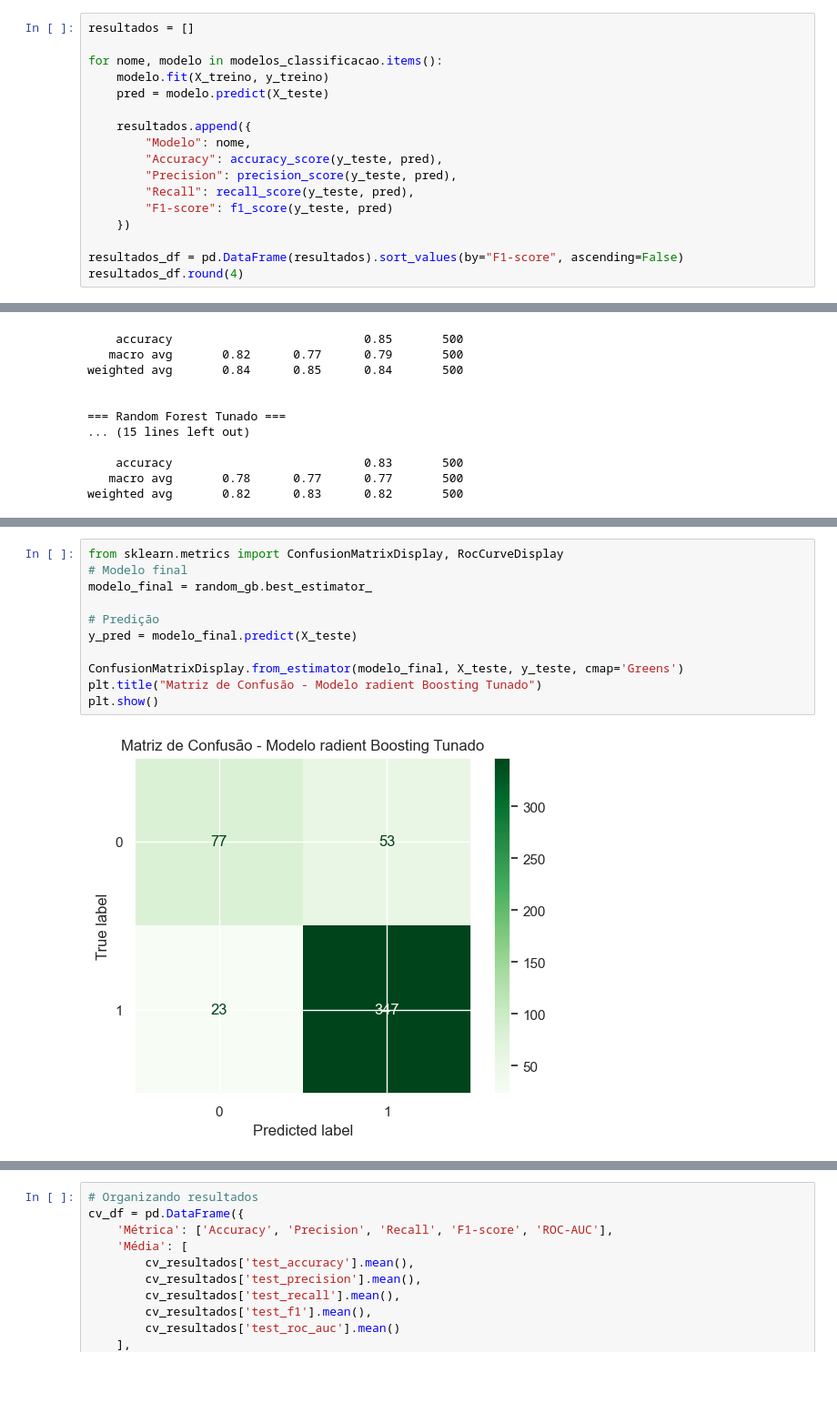
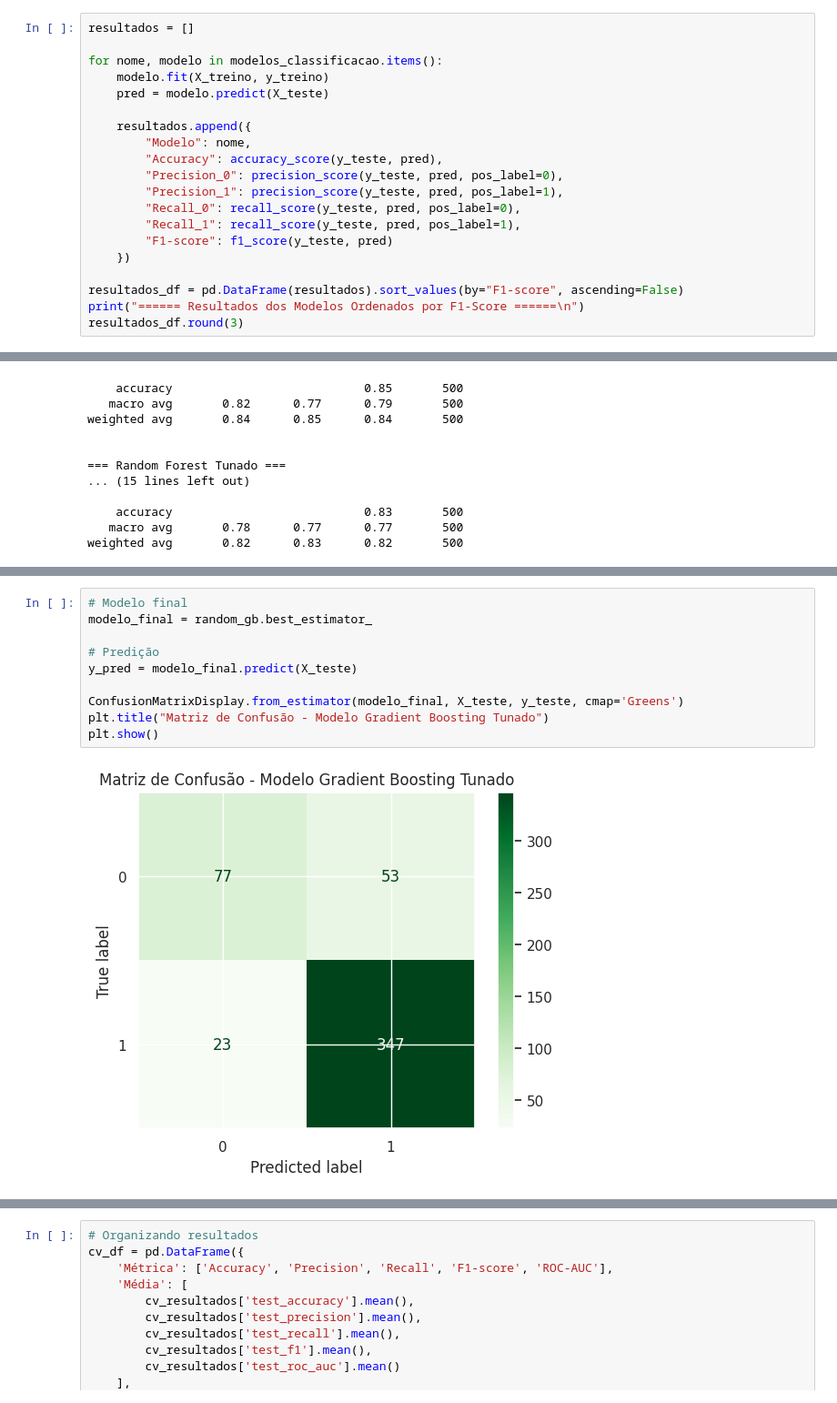
Before and after one commit to RenanTrevelim/fase1-tech-challenge, a Jupyter notebook: notebooks/Modelo Classificação - Tech Challenge.ipynb, the cells around one changed output, grey strips where cells are left out. Shown at 91% size. Cells and saved outputs as stored; diff of their text form; blank space fills up the shorter version.

Commit message:
modelo, eda e readme alteração

```diff
--- a/notebooks/Modelo Classificação - Tech Challenge.ipynb
+++ b/notebooks/Modelo Classificação - Tech Challenge.ipynb
@@ -367,11 +405,14 @@ for nome, modelo in modelos_classificacao.items():
     resultados.append({
         "Modelo": nome,
         "Accuracy": accuracy_score(y_teste, pred),
-        "Precision": precision_score(y_teste, pred),
-        "Recall": recall_score(y_teste, pred),
+        "Precision_0": precision_score(y_teste, pred, pos_label=0),
+        "Precision_1": precision_score(y_teste, pred, pos_label=1),
+        "Recall_0": recall_score(y_teste, pred, pos_label=0),
+        "Recall_1": recall_score(y_teste, pred, pos_label=1),
         "F1-score": f1_score(y_teste, pred)
     })
 
 resultados_df = pd.DataFrame(resultados).sort_values(by="F1-score", ascending=False)
-resultados_df.round(4)
+print("====== Resultados dos Modelos Ordenados por F1-Score ======\n")
+resultados_df.round(3)
 # %% [output]
@@ -642,13 +714,12 @@ O modelo prioriza a identificação de clientes em risco de insatisfação, mini
 # %%
-from sklearn.metrics import ConfusionMatrixDisplay, RocCurveDisplay
 # Modelo final
 modelo_final = random_gb.best_estimator_
 
 # Predição
 y_pred = modelo_final.predict(X_teste)
 
 ConfusionMatrixDisplay.from_estimator(modelo_final, X_teste, y_teste, cmap='Greens')
-plt.title("Matriz de Confusão - Modelo radient Boosting Tunado")
+plt.title("Matriz de Confusão - Modelo Gradient Boosting Tunado")
 plt.show()
 # %% [output]
-[figure, old version]
+[figure, new version]
```
Also changed, not shown: parts of 45 cells of this notebook, 2 other files.
